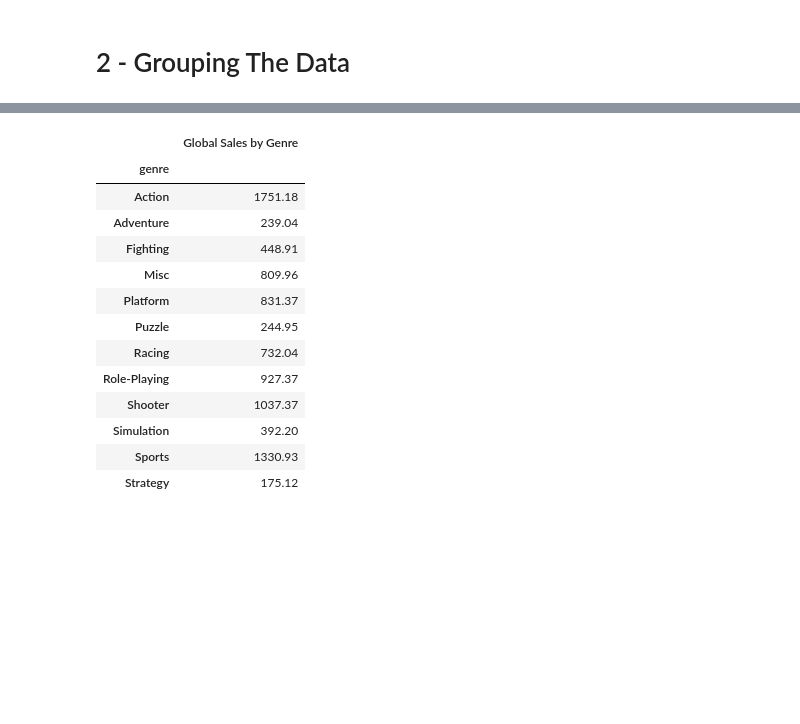
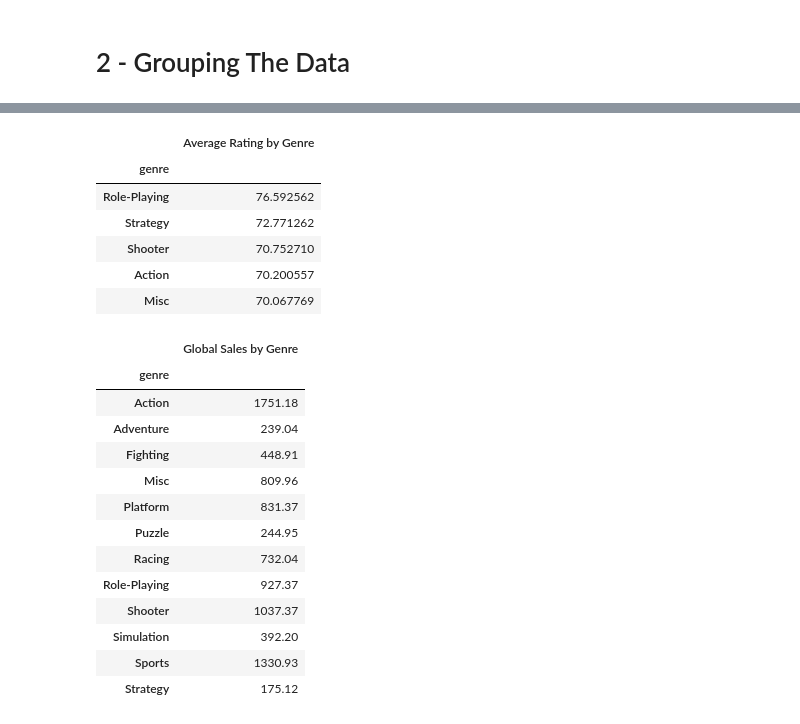
Before and after one commit to knohavec/Project-1-, a Jupyter notebook: Data Exploration Jupiter Notebooks/video_game_sales.ipynb, the cells around one changed output, grey strips where cells are left out. Cells and saved outputs as stored; diff of their text form; code cells hidden in the pictures; blank space fills up the shorter version.

```diff
--- a/Data Exploration Jupiter Notebooks/video_game_sales.ipynb
+++ b/Data Exploration Jupiter Notebooks/video_game_sales.ipynb
@@ -94,5 +118,15 @@ memory usage: 1.4+ MB
 # %%
-# Group data by genre and calculate average ratings for each genre
+# (#16+) Group data by genre and calculate average ratings for each genre- showing rated top 5
+genre_ratings_sorted = genre_ratings_df.sort_values(by=["Average Rating by Genre",],ascending=False)
+genre_ratings_sorted.head()
+# %% [output]
+|  | Average Rating by Genre |
+| genre |  |
+| Role-Playing | 76.592562 |
+| Strategy | 72.771262 |
+| Shooter | 70.752710 |
+| Action | 70.200557 |
+| Misc | 70.067769 |
 # %%
 # (#15) Group data by Sales by Genre
 def genre_sum(x):
```
Also changed, not shown: parts of 1 cell of this notebook.
